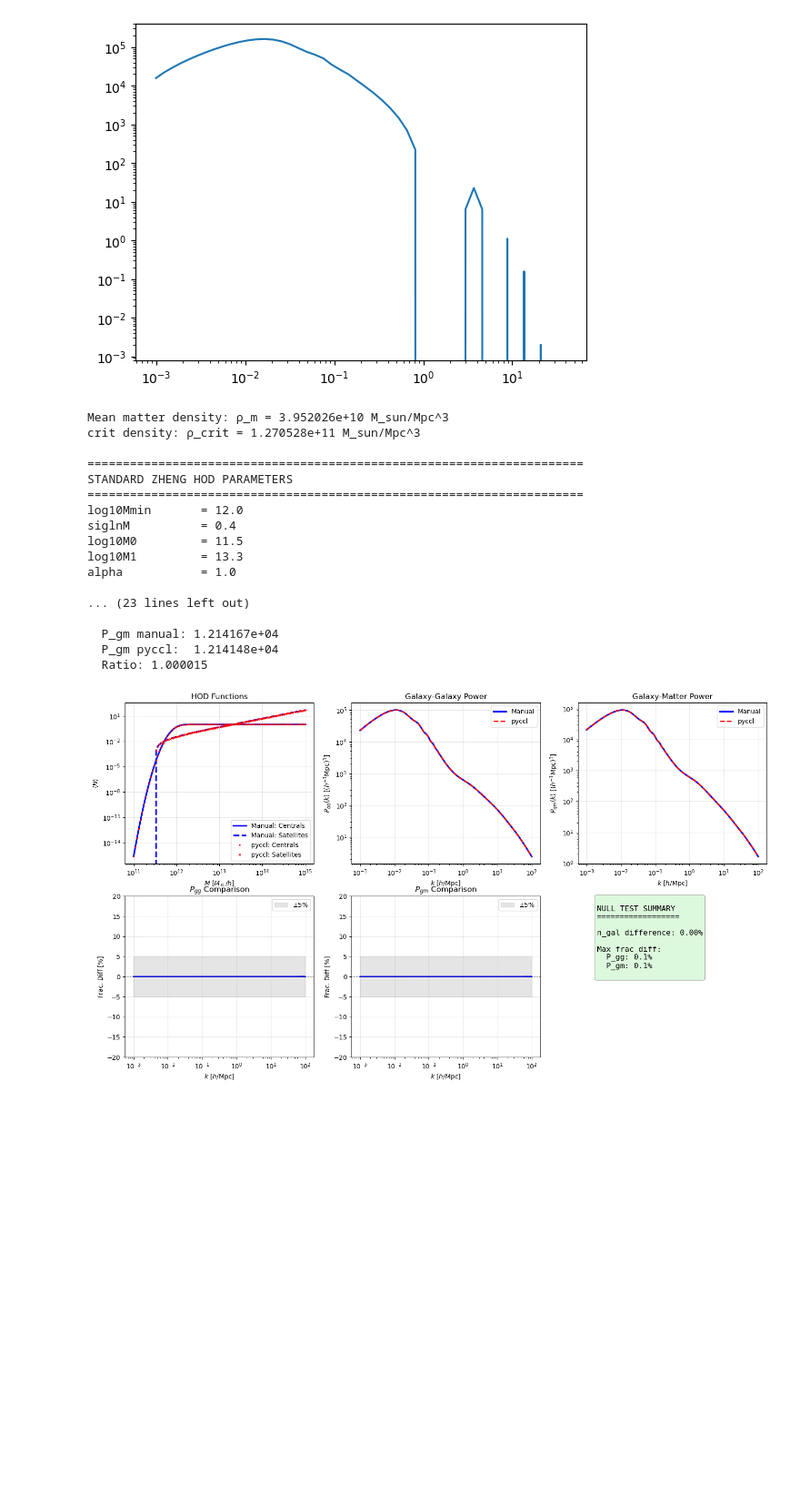
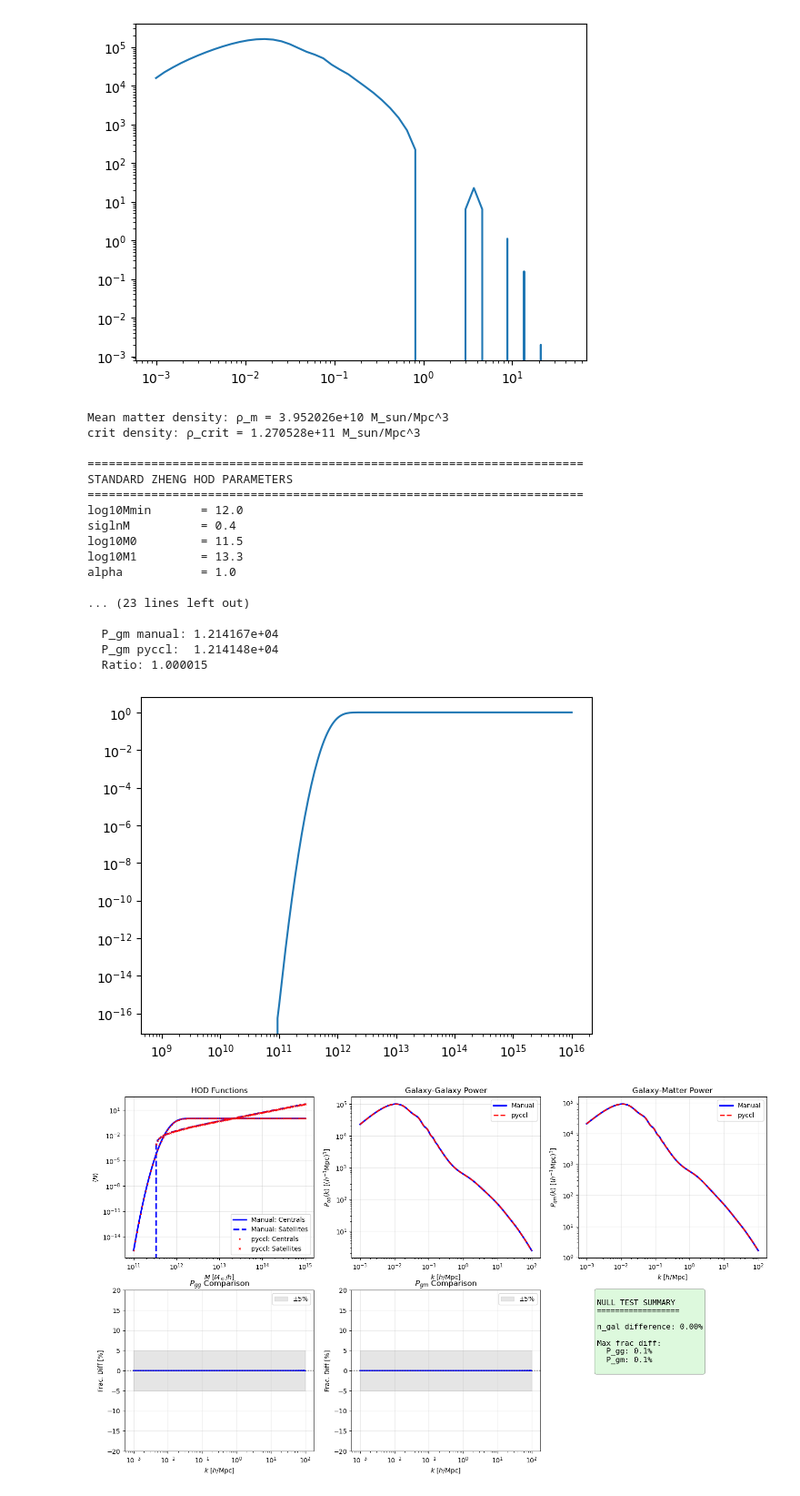
Before and after one commit to rpaviot/NRV_HOD, a Jupyter notebook: Untitled (2).ipynb, the cells around one changed output. Shown at 91% size. Cells and saved outputs as stored; diff of their text form; code cells hidden in the pictures; blank space fills up the shorter version.

```diff
--- a/Untitled (2).ipynb
+++ b/Untitled (2).ipynb
@@ -422,7 +422,7 @@ def compute_power_spectra_manual(cosmo, hod, concentration, k_arr, a ,Mstar_min=
         raise ValueError(f"Unknown HOD type: {type(hod)}")
 
     N_tot = N_c + N_s
-
+    plt.loglog(M_arr,N_c)
     n_gal = simpson(N_tot * n_M, x=np.log10(M_arr))
     print(f"Galaxy number density: {n_gal:.6e} (h/Mpc)^3")
 
@@ -668,34 +668,35 @@ n_gal difference: {abs(ngal_manual-ngal_pyccl)/ngal_pyccl*100:.2f}%
 
 Max frac diff:
   P_gg: {np.max(np.abs(frac_diff_gg)):.1f}%
   P_gm: {np.max(np.abs(frac_diff_gm)):.1f}%
 """
 axes[1, 2].text(0.1, 0.5, summary_text, transform=axes[1, 2].transAxes,
                 fontsize=12, family='monospace',
                 bbox=dict(boxstyle='round', facecolor='lightgreen', alpha=0.3))
 
 # plt.tight_layout()
 plt.savefig('null_test_corrected.png', dpi=150)
 plt.show()
 # %% [output]
 Mean matter density: ρ_m = 3.952026e+10 M_sun/Mpc^3
 crit density: ρ_crit = 1.270528e+11 M_sun/Mpc^3
 
 ======================================================================
 STANDARD ZHENG HOD PARAMETERS
 ======================================================================
 log10Mmin       = 12.0
 siglnM          = 0.4
 log10M0         = 11.5
 log10M1         = 13.3
 alpha           = 1.0
 
 ... (23 lines left out)
 
   P_gm manual: 1.214167e+04
   P_gm pyccl:  1.214148e+04
   Ratio: 1.000015
-[figure, old version]
+[figure, new version]
+[figure, added]
 # %%
 fig, axes = plt.subplots(1, 1, figsize=(12, 5))
 
```
Also changed, not shown: parts of 48 cells of this notebook, 11 other files.
